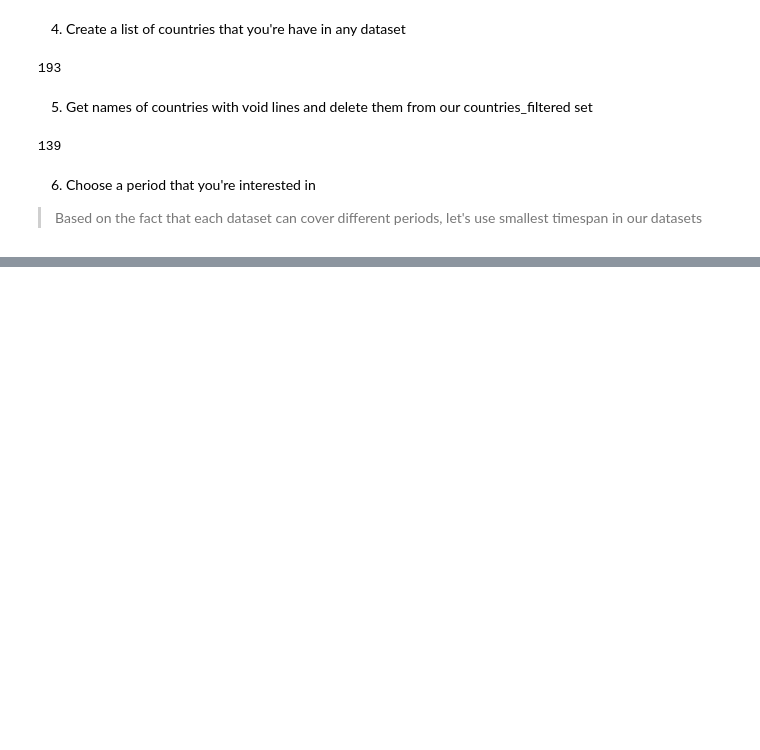
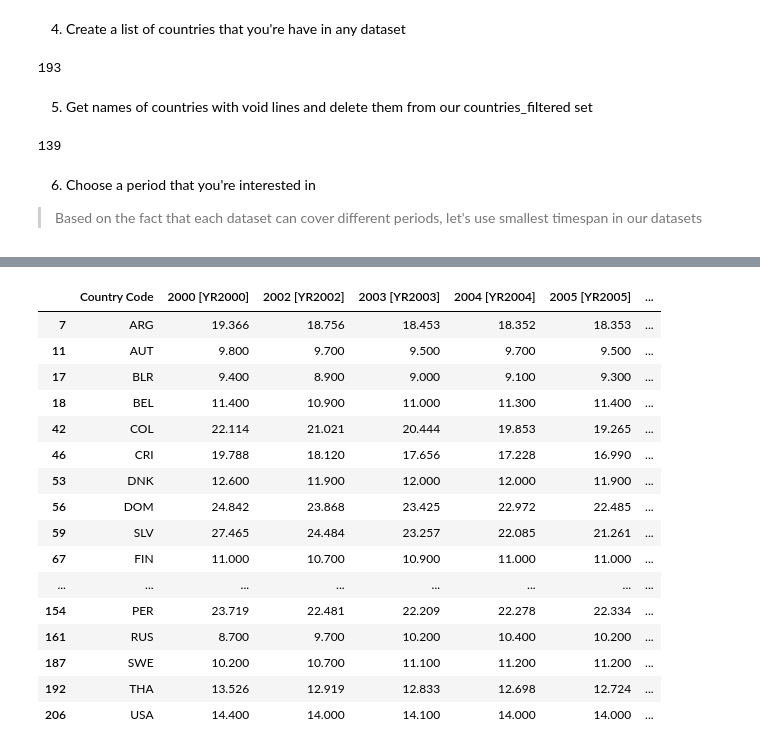
Before and after one commit to BaakhOfficial/Suicide-Rate-Analysis, a Jupyter notebook: Python/WHO_data_prep.ipynb, the cells around one changed output, grey strips where cells are left out. Cells and saved outputs as stored; diff of their text form; code cells hidden in the pictures; blank space fills up the shorter version.

```diff
--- a/Python/WHO_data_prep.ipynb
+++ b/Python/WHO_data_prep.ipynb
@@ -136,0 +178,13 @@ We will use period, based on the last dataset. `2000-2018`
+# %%
+# We will check first and last position. We'll work with everything inbetween
+years_col_list = [
+    '2000 [YR2000]', '2019 [YR2019]'
+]
+# %%
+years_col_list_full = [
+    '2000 [YR2000]', '2001 [YR2001]', '2002 [YR2002]', '2003 [YR2003]',
+    '2004 [YR2004]', '2005 [YR2005]', '2006 [YR2006]', '2007 [YR2007]',
+    '2008 [YR2008]', '2009 [YR2009]', '2010 [YR2010]', '2011 [YR2011]',
+    '2012 [YR2012]', '2013 [YR2013]', '2014 [YR2014]', '2015 [YR2015]',
+    '2016 [YR2016]', '2017 [YR2017]', '2018 [YR2018]', '2019 [YR2019]'
+]
@@ -136,0 +266,6 @@ We will use period, based on the last dataset. `2000-2018`
+# %%
+for country in countries_check:
+    if countries_check[country] == 'Delete' and country in countries_filtered:
+        countries_filtered.remove(country)
+
+len(countries_filtered)
@@ -136,0 +284,45 @@ We will use period, based on the last dataset. `2000-2018`
+# %%
+# Pattern will be similar so I'll not comment repeated things
+df = pd.read_csv(datalist[0], na_values="..")
+df = df.loc[df['Country Code'].isin(countries_filtered)]
+
+# We will assume based on the data collection process that if table has more than 1 series, then gaps in them are positioned in the same places
+# It is based on the fact that each table is from the same research process. Different series is only separation by gender or class
+# df_years = df.loc[df['Series Name'][0] == df['Series Name']].drop(info_cols[0:3], axis=1)
+
+# For check if all years are in our dataset
+years_col_list_check = {}
+for year in years_col_list_full:
+    years_col_list_check[year] = False
+
+for col in df_years.columns.drop('Country Code'):
+    if col in years_col_list_full:
+        years_col_list_check[col] = True
+
+# That list is needed for the column selection. If we're don't have any, we will get an error
+# I'm sure that there is another way, but this is easier
+temp_year_list = []
+for year in years_col_list_check:
+    if years_col_list_check[year] == True:
+        temp_year_list.append(year)
+    else:
+        print("Table doesn't have column {0}".format(year))
+
+na_all_check = False
+
+for country in df['Country Code']:
+    row_check = False
+    na_col_list = []
+    for col in temp_year_list:
+       row_check = df.loc[df['Country Code'] == country][col].isna().bool() or row_check
+       if df.loc[df['Country Code'] == country][col].isna().bool() == True:
+           na_col_list.append(col)
+    if row_check == True:
+        print('Country {0} has an null values in the next columns: {1}'.format(country, na_col_list))
+        na_all_check = True
+
+if na_all_check == False:
+    print('Countries have no NaN values except missing columns')
+
+df[['Country Code'] + temp_year_list]
+# %% [output]
@@ -136,0 +331,17 @@ We will use period, based on the last dataset. `2000-2018`
+|  | Country Code | 2000 [YR2000] | 2002 [YR2002] | 2003 [YR2003] | 2004 [YR2004] | 2005 [YR2005] | ... |
+| 7 | ARG | 19.366 | 18.756 | 18.453 | 18.352 | 18.353 | ... |
+| 11 | AUT | 9.800 | 9.700 | 9.500 | 9.700 | 9.500 | ... |
+| 17 | BLR | 9.400 | 8.900 | 9.000 | 9.100 | 9.300 | ... |
+| 18 | BEL | 11.400 | 10.900 | 11.000 | 11.300 | 11.400 | ... |
+| 42 | COL | 22.114 | 21.021 | 20.444 | 19.853 | 19.265 | ... |
+| 46 | CRI | 19.788 | 18.120 | 17.656 | 17.228 | 16.990 | ... |
+| 53 | DNK | 12.600 | 11.900 | 12.000 | 12.000 | 11.900 | ... |
+| 56 | DOM | 24.842 | 23.868 | 23.425 | 22.972 | 22.485 | ... |
+| 59 | SLV | 27.465 | 24.484 | 23.257 | 22.085 | 21.261 | ... |
+| 67 | FIN | 11.000 | 10.700 | 10.900 | 11.000 | 11.000 | ... |
+| ... | ... | ... | ... | ... | ... | ... | ... |
+| 154 | PER | 23.719 | 22.481 | 22.209 | 22.278 | 22.334 | ... |
+| 161 | RUS | 8.700 | 9.700 | 10.200 | 10.400 | 10.200 | ... |
+| 187 | SWE | 10.200 | 10.700 | 11.100 | 11.200 | 11.200 | ... |
+| 192 | THA | 13.526 | 12.919 | 12.833 | 12.698 | 12.724 | ... |
+| 206 | USA | 14.400 | 14.000 | 14.100 | 14.000 | 14.000 | ... |
```
Also changed, not shown: parts of 28 cells of this notebook.
